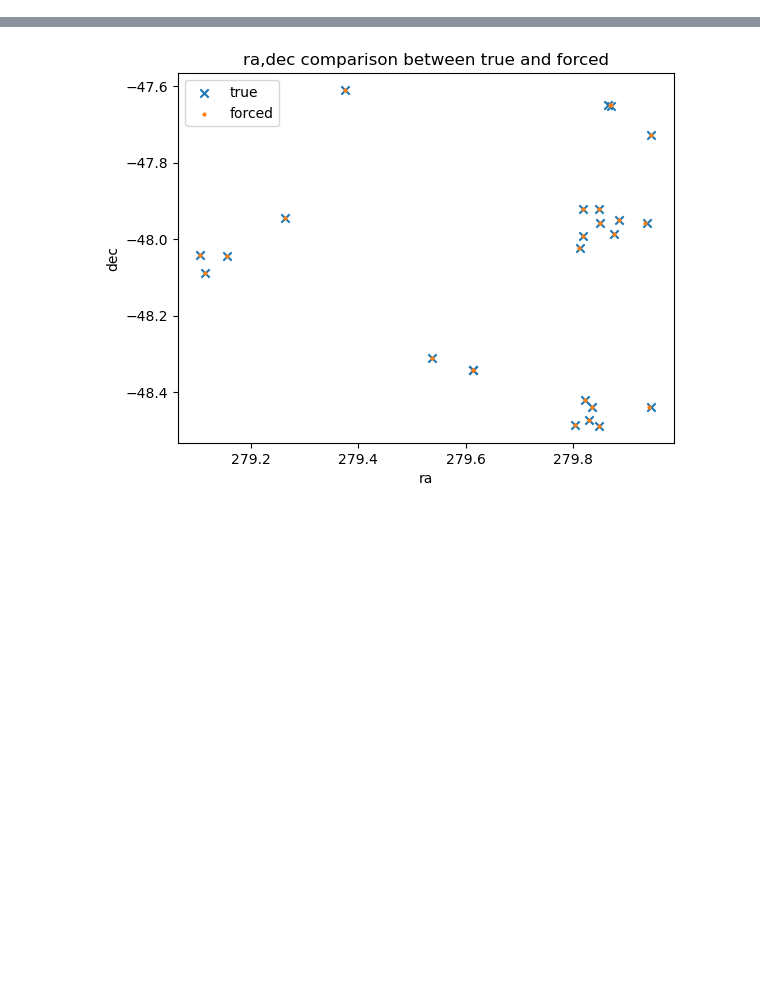
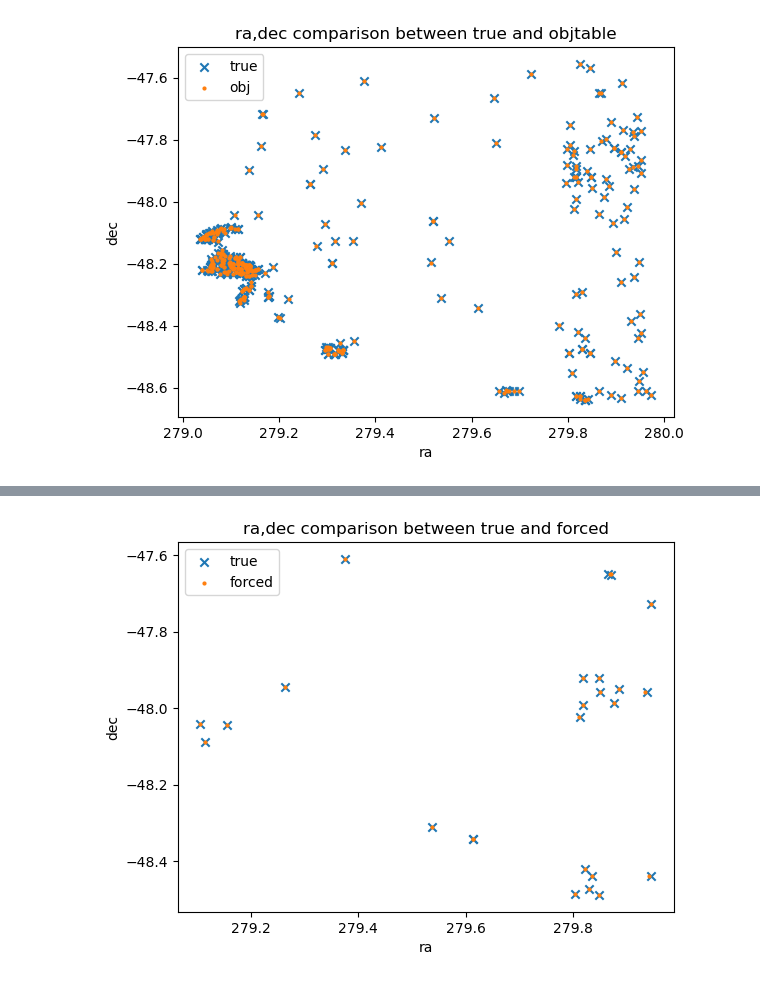
Before and after one commit to lsst-dm/vv-team-notebooks, a Jupyter notebook: notebooks/SP-1077-true_pipeline_staticsrcs.ipynb, the cells around one changed output, grey strips where cells are left out. Drawn from its saved outputs; the diff is of its cells as text; code cells hidden in the pictures; blank space fills up the shorter version.

```diff
--- a/notebooks/SP-1077-true_pipeline_staticsrcs.ipynb
+++ b/notebooks/SP-1077-true_pipeline_staticsrcs.ipynb
@@ -27,9 +27,3 @@ collections = 'LSSTComCamSim/runs/DRP/OR4/w_2024_25/DM-45066'
 butler = dafButler.Butler('embargo_or4', collections=collections)
 registry = butler.registry
 skyMap = butler.get('skyMap', dataId={'skymap':'ops_rehersal_prep_2k_v1'})
-# %%
-# select a tract and patch
-for i, dt in enumerate(registry.queryDatasets(datasetType='goodSeeingCoadd', collections=collections)):
-    # print(dt.dataId['tract'])
-    if 150 < i < 200:
-        print(dt.dataId)
@@ -62,0 +195,15 @@ for i, dt in enumerate(registry.queryDatasets(datasetType='goodSeeingCoadd', col
+# %%
+# Flatten the lists
+truth_obj_dict_flatten = {
+    'true_ra': [item for sublist in truth_obj_dict['true_ra'] for item in sublist],
+    'true_dec': [item for sublist in truth_obj_dict['true_dec'] for item in sublist],
+    'true_magnorm': [item for sublist in truth_obj_dict['true_magnorm'] for item in sublist],
+    'obj_ra': [item for sublist in truth_obj_dict['obj_ra'] for item in sublist],
+    'obj_dec': [item for sublist in truth_obj_dict['obj_dec'] for item in sublist],
+    'obj_mag': [item for sublist in truth_obj_dict['obj_mag'] for item in sublist],
+}
+# %%
+match_df = pd.DataFrame(truth_obj_dict_flatten)
+match_df.drop_duplicates(inplace=True)
+match_df = match_df.dropna()
+match_df['diff_mag'] = match_df['true_magnorm'] - match_df['obj_mag']
@@ -62,0 +228,11 @@ for i, dt in enumerate(registry.queryDatasets(datasetType='goodSeeingCoadd', col
+# %%
+# compare ra,dec between true and forced as 2d scatter plot
+plt.scatter(match_df['true_ra'], match_df['true_dec'], marker='x', label='true')
+plt.scatter(match_df['obj_ra'], match_df['obj_dec'], marker='o', s=4, label='obj')
+plt.legend()
+plt.xlabel('ra')
+plt.ylabel('dec')
+plt.title('ra,dec comparison between true and objtable')
+plt.show()
+# %% [output]
+[figure, added]
```
Also changed, not shown: parts of 22 cells of this notebook.
